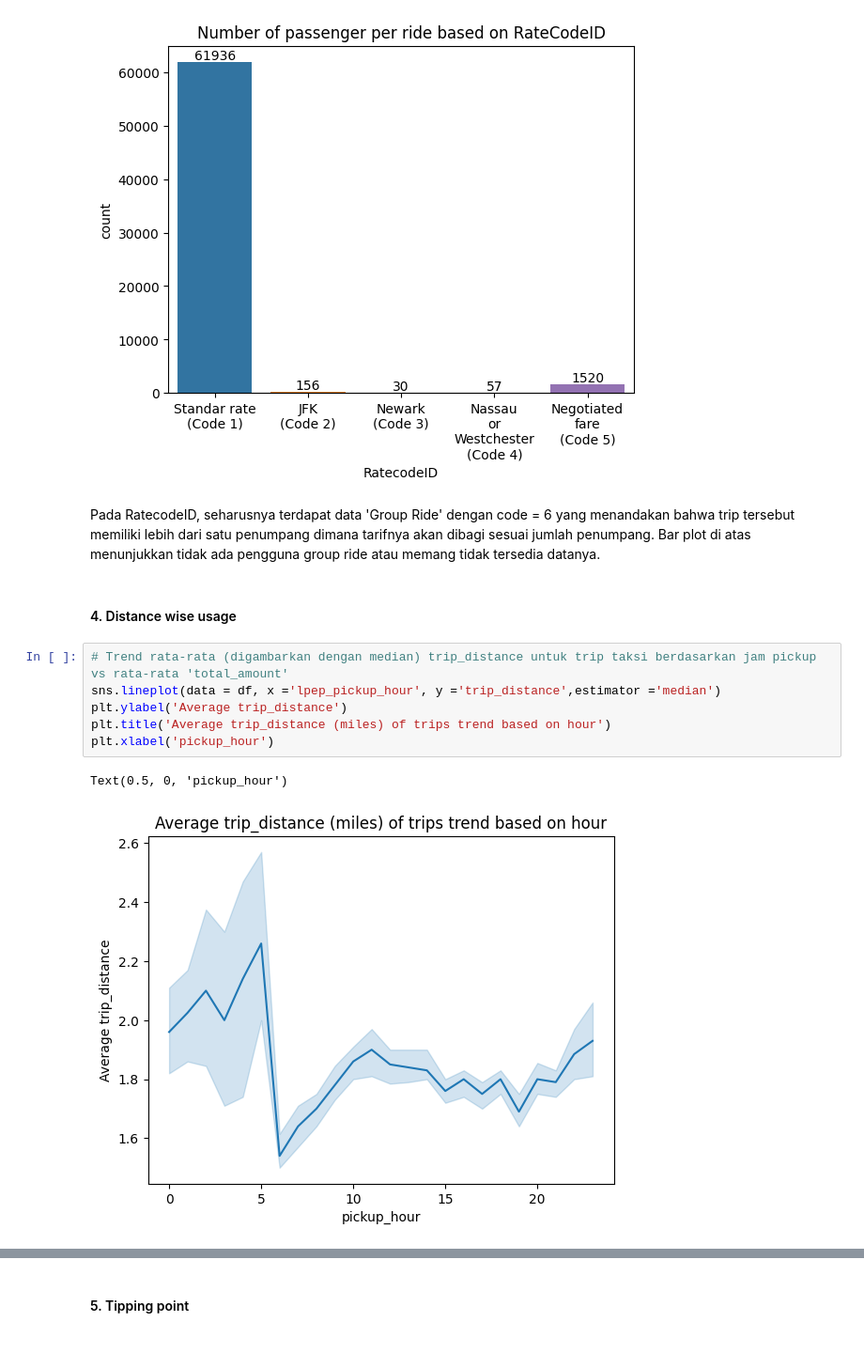
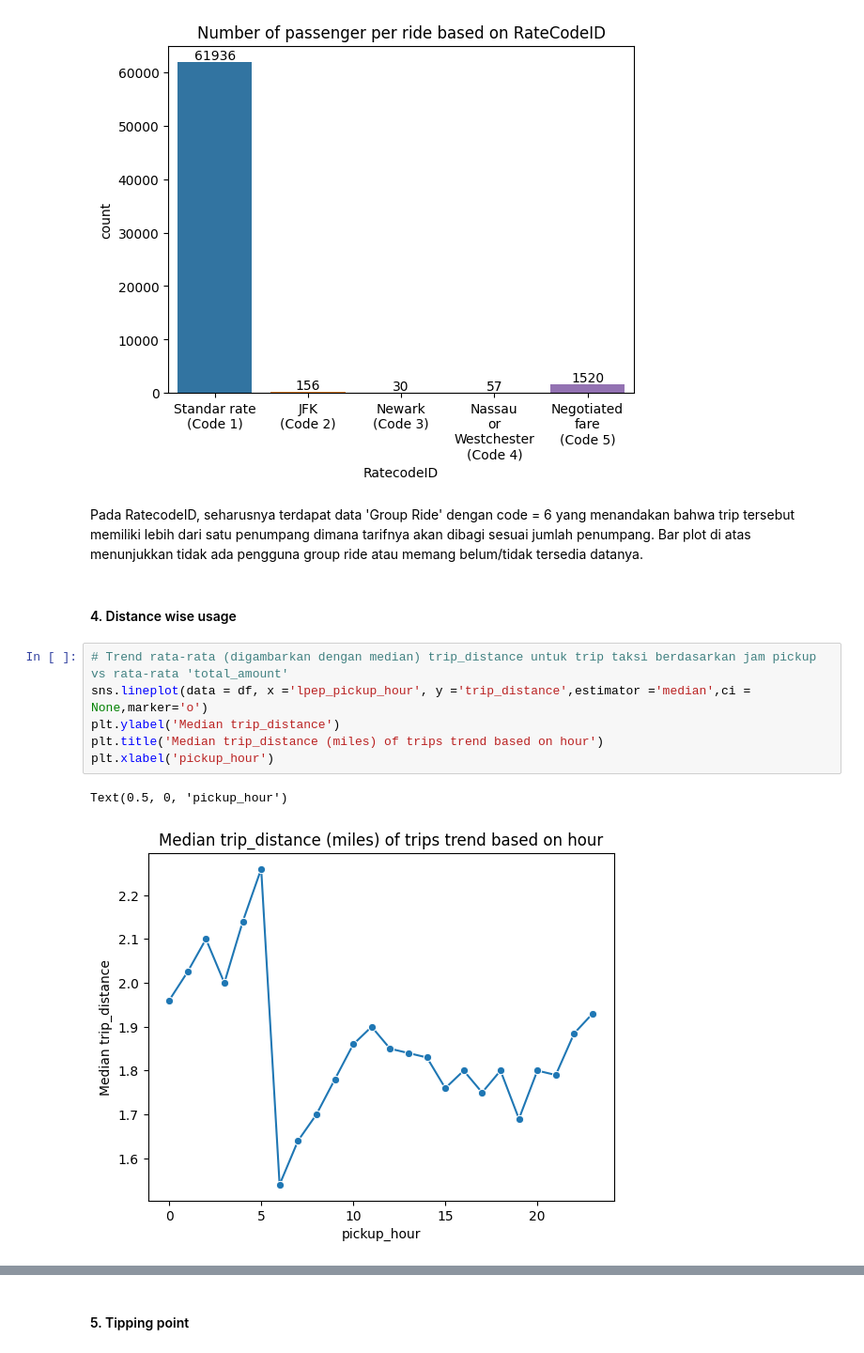
Before and after one commit to sylvialysn/CapstoneProject2, a Jupyter notebook: Capstone_2.ipynb, the cells around one changed output, grey strips where cells are left out. Shown at 94% size. Drawn from its saved outputs; the diff is of its cells as text.

```diff
--- a/Capstone_2.ipynb
+++ b/Capstone_2.ipynb
@@ -867,16 +848,16 @@ plt.xticks([0,1,2,3,4],['Standar rate\n(Code 1)','JFK\n(Code 2)','Newark\n(Code
   Text(4, 0, 'Negotiated\nfare\n(Code 5)')])
 [figure]
 # %% [markdown]
-Pada RatecodeID, seharusnya terdapat data 'Group Ride' dengan code = 6 yang menandakan bahwa trip tersebut memiliki lebih dari satu penumpang dimana tarifnya akan dibagi sesuai jumlah penumpang. Bar plot di atas menunjukkan tidak ada pengguna group ride atau memang tidak tersedia datanya.
+Pada RatecodeID, seharusnya terdapat data 'Group Ride' dengan code = 6 yang menandakan bahwa trip tersebut memiliki lebih dari satu penumpang dimana tarifnya akan dibagi sesuai jumlah penumpang. Bar plot di atas menunjukkan tidak ada pengguna group ride atau memang belum/tidak tersedia datanya.
 # %% [markdown]
 #### 4. Distance wise usage
 # %%
 # Trend rata-rata (digambarkan dengan median) trip_distance untuk trip taksi berdasarkan jam pickup vs rata-rata 'total_amount'
-sns.lineplot(data = df, x ='lpep_pickup_hour', y ='trip_distance',estimator ='median')
-plt.ylabel('Average trip_distance')
-plt.title('Average trip_distance (miles) of trips trend based on hour')
+sns.lineplot(data = df, x ='lpep_pickup_hour', y ='trip_distance',estimator ='median',ci = None,marker='o')
+plt.ylabel('Median trip_distance')
+plt.title('Median trip_distance (miles) of trips trend based on hour')
 plt.xlabel('pickup_hour')
 # %% [output]
 Text(0.5, 0, 'pickup_hour')
-[figure, old version]
+[figure, new version]
 # %% [markdown]
```
Also changed, not shown: parts of 67 cells of this notebook.
